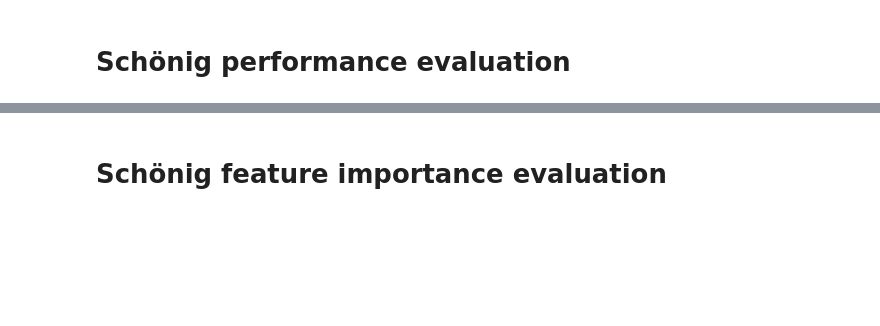
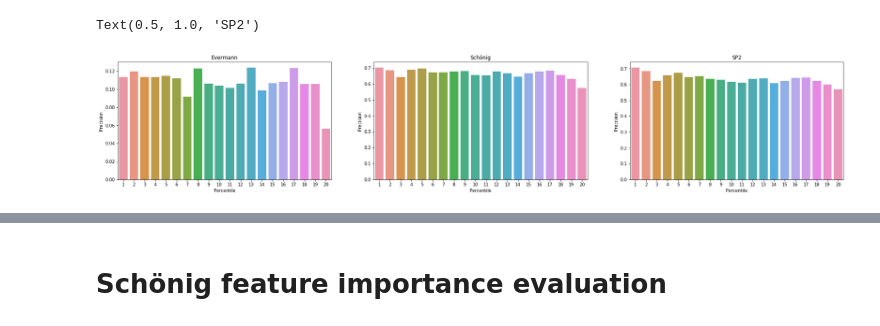
Before and after one commit to flxw/master-thesis, a Jupyter notebook: notebooks/Performance evaluation BPIC2011.ipynb, the cells around one changed output, grey strips where cells are left out. Drawn from its saved outputs; the diff is of its cells as text; code cells hidden in the pictures; blank space fills up the shorter version.

```diff
--- a/notebooks/Performance evaluation BPIC2011.ipynb
+++ b/notebooks/Performance evaluation BPIC2011.ipynb
@@ -82,3 +108,0 @@ evermann_target_batches = np.array([ t.values.reshape((-1,625)) for t in test_ta
-# %%
-# load the most recently learned model
-evermann_model = keras.models.load_model("../../docker_share/evermann/evermann_baseline_e44_acc18.700.h5")
@@ -95,2 +108,0 @@ sns.barplot(x=list(range(1,percentiles+1)), y=percentile_precisions)
-# %% [markdown]
-# Schönig performance evaluation
@@ -117,3 +108,0 @@ schoenig_target_batches = np.array([ t.values.reshape((-1,n_target_cols)) for t
-# %%
-# load the most recently learned model
-schoenig_model = keras.models.load_model("../../docker_share/schoenig/grouped/best_val_loss_e5.hdf5")
@@ -126,0 +109,34 @@ sns.barplot(x=list(range(1,percentiles+1)), y=percentile_precisions)
+# %%
+evermann_individual_model = keras.models.load_model("../../docker_share/evermann/individual/best_val_loss_e35.hdf5")
+schoenig_individual_model = keras.models.load_model("../../docker_share/schoenig/individual/best_val_loss_e27.hdf5")
+sp2_individual_model = keras.models.load_model("../../docker_share/sp2/individual/best_val_loss_e26.hdf5")
+
+ev_ind_precisions = calculate_standard_percentile_precisions(evermann_individual_model,
+                                                             evermann_input_batches,
+                                                             evermann_target_batches,
+                                                             input_shape=(1,-1,1),
+                                                             percentile_steps = percentiles)
+sch_ind_precisions = calculate_standard_percentile_precisions(schoenig_individual_model,
+                                                             schoenig_input_batches,
+                                                             schoenig_target_batches,
+                                                             input_shape=(1,-1,n_train_cols),
+                                                             percentile_steps = percentiles)
+sp2_ind_precisions = calculate_bipartite_percentile_precisions(sp2_individual_model,
+                                                              schoenig_input_batches,
+                                                              test_traces_sp2,
+                                                              schoenig_target_batches,
+                                                              input_shape=(1,-1,n_train_cols),
+                                                              sec_input_shape=(1,-1,n_sp2_cols),
+                                                              percentile_steps = percentiles)
+# %%
+fig, axs = plt.subplots(ncols=3, figsize=(30,5))
+
+for i in range(3):
+    axs[i].set_xlabel('Percentiles'); axs[i].set_ylabel('Precision')
+
+sns.barplot(x=list(range(1,percentiles+1)), y=ev_ind_precisions, ax=axs[0]).set_title('Evermann')
+sns.barplot(x=list(range(1,percentiles+1)), y=sch_ind_precisions, ax=axs[1]).set_title('Schönig')
+sns.barplot(x=list(range(1,percentiles+1)), y=sp2_ind_precisions, ax=axs[2]).set_title('SP2')
+# %% [output]
+Text(0.5, 1.0, 'SP2')
+[figure, added]
```
Also changed, not shown: parts of 28 cells of this notebook.
